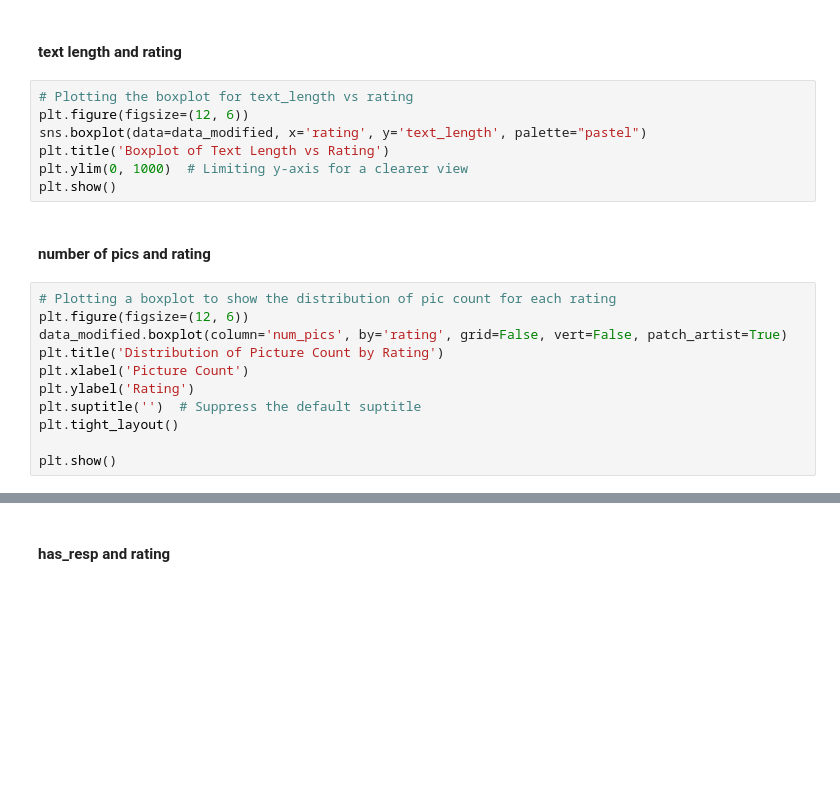
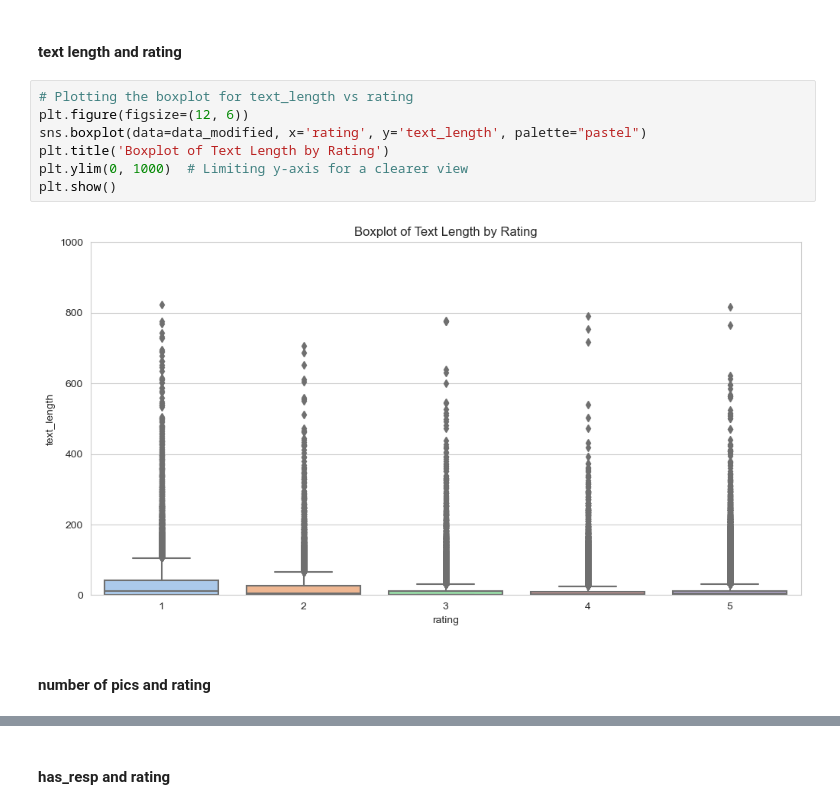
Before and after one commit to SkywingsWang/Masters-Degree-Dissertation, a Jupyter notebook: dissertation.ipynb, the cells around one changed output, grey strips where cells are left out. Drawn from its saved outputs; the diff is of its cells as text; blank space fills up the shorter version.

```diff
--- a/dissertation.ipynb
+++ b/dissertation.ipynb
@@ -497,20 +501,11 @@ plt.show()
 # %%
 # Plotting the boxplot for text_length vs rating
 plt.figure(figsize=(12, 6))
 sns.boxplot(data=data_modified, x='rating', y='text_length', palette="pastel")
-plt.title('Boxplot of Text Length vs Rating')
+plt.title('Boxplot of Text Length by Rating')
 plt.ylim(0, 1000)  # Limiting y-axis for a clearer view
 plt.show()
+# %% [output]
+[figure, added]
 # %% [markdown]
 #### number of pics and rating
-# %%
-# Plotting a boxplot to show the distribution of pic count for each rating
-plt.figure(figsize=(12, 6))
-data_modified.boxplot(column='num_pics', by='rating', grid=False, vert=False, patch_artist=True)
-plt.title('Distribution of Picture Count by Rating')
-plt.xlabel('Picture Count')
-plt.ylabel('Rating')
-plt.suptitle('')  # Suppress the default suptitle
-plt.tight_layout()
-
-plt.show()
```
Also changed, not shown: parts of 58 cells of this notebook.
